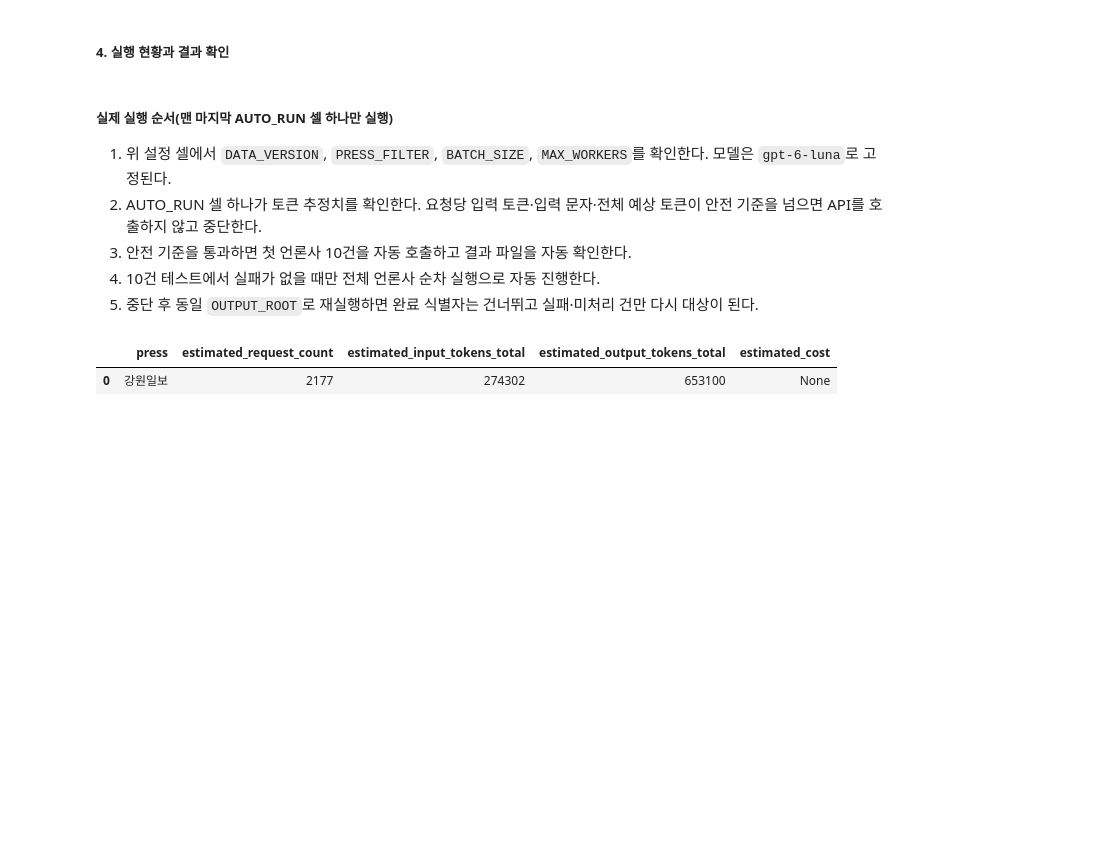
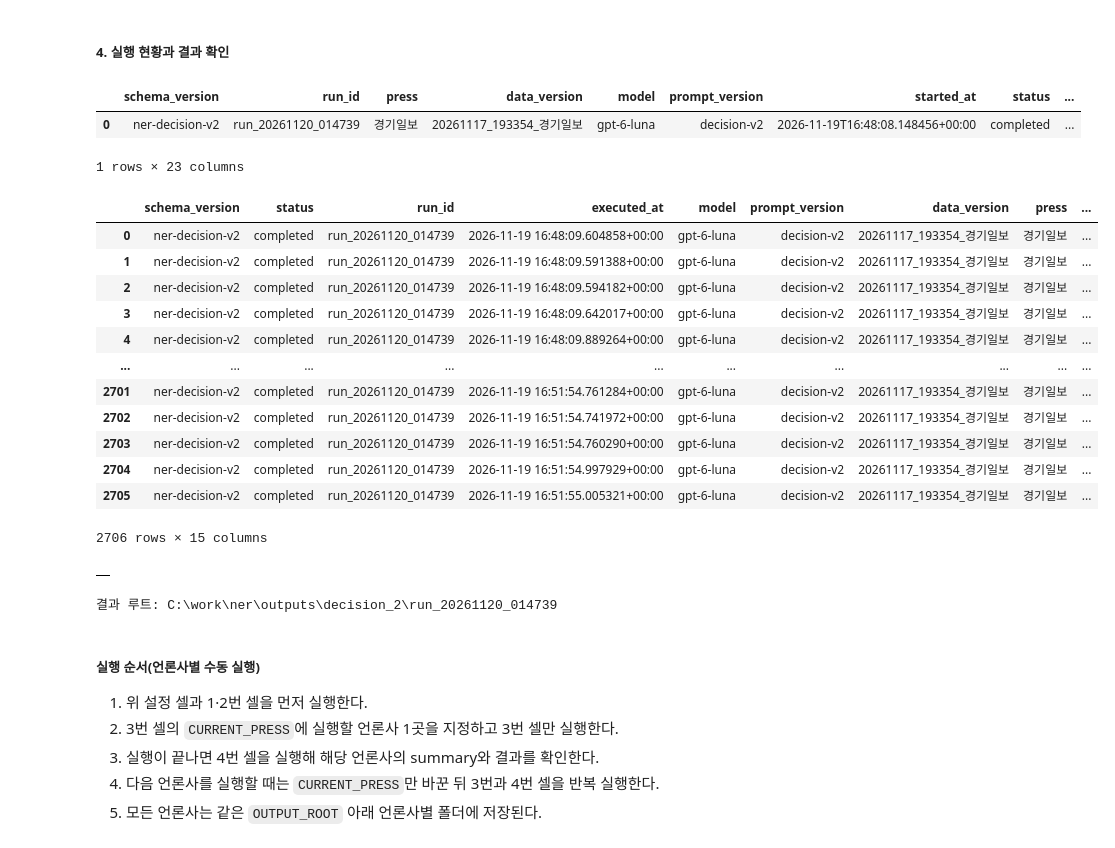
Before and after one commit to sosodoit/ner, a Jupyter notebook: run_decision_2.ipynb, the cells around one changed output. Cells and saved outputs as stored; diff of their text form; code cells hidden in the pictures; blank space fills up the shorter version.

```diff
--- a/run_decision_2.ipynb
+++ b/run_decision_2.ipynb
@@ -140,11 +157,38 @@ print('주의: 정확한 요청 수/사용 토큰은 각 press/summary.json에
 
 `MAX_WORKERS`만 한 언론사 내부에서 병렬 처리하고, 언론사 자체는 순차 처리한다. 배치가 끝날 때마다 `results.jsonl`, `failures.jsonl`, `summary.json`, `execution.log.jsonl`을 저장한다.
 # %%
+CURRENT_PRESS = '경기일보'  # 실행할 언론사를 1곳씩 지정
+
+def get_press_data_version(press):
+    with get_postgre_connect() as connection:
+        rows = connection.execute(
+            "SELECT DISTINCT data_version FROM ner_human_review "
+            "WHERE review_method = 'LLM검수' AND press = %s ORDER BY data_version DESC",
+            [press],
+        ).fetchall()
+    data_versions = [row[0] for row in rows]
+    if not data_versions:
+        raise ValueError(f'ner_human_review에 데이터가 없습니다: {press}')
+    if DATA_VERSION and DATA_VERSION not in data_versions:
+        raise ValueError(f'{press}에 DATA_VERSION이 없습니다: {DATA_VERSION}')
+    if DATA_VERSION:
+        return DATA_VERSION
+    if len(data_versions) > 1:
+        raise ValueError(f'{press}에 여러 data_version이 있습니다: {data_versions}')
+    return data_versions[0]
+
+if not CURRENT_PRESS:
+    raise ValueError('CURRENT_PRESS에 실행할 언론사를 지정하세요.')
+if CURRENT_PRESS not in press_list:
+    raise ValueError(f'등록되지 않은 언론사입니다: {CURRENT_PRESS}')
+PRESS_DATA_VERSION = get_press_data_version(CURRENT_PRESS)
+print(f'실행 언론사: {CURRENT_PRESS} | data_version: {PRESS_DATA_VERSION}')
+
 if RUN_API:
     summaries = run_press_list(
-        press_list,
+        [CURRENT_PRESS],
         OUTPUT_ROOT,
-        data_version=DATA_VERSION,
+        data_version=PRESS_DATA_VERSION,
         model=MODEL,
         batch_size=BATCH_SIZE,
         max_workers=MAX_WORKERS,
@@ -163,31 +228,56 @@ else:
 # %%
 def load_summaries(output_root):
     paths = sorted(Path(output_root).glob('press/*/summary.json'))
     rows = []
     for path in paths:
         rows.append(__import__('json').loads(path.read_text(encoding='utf-8')).copy())
         rows[-1]['summary_path'] = str(path)
     return pd.DataFrame(rows)
 
 summary_frame = load_summaries(OUTPUT_ROOT)
+if CURRENT_PRESS:
+    summary_frame = summary_frame[summary_frame['press'] == CURRENT_PRESS]
 display(summary_frame)
+
+press_dir = Path(OUTPUT_ROOT) / 'press' / CURRENT_PRESS
+result_path = press_dir / 'results.jsonl'
+failure_path = press_dir / 'failures.jsonl'
+if result_path.exists():
+    result_frame = pd.read_json(result_path, lines=True)
+    display(result_frame)
+if failure_path.exists():
+    failure_frame = pd.read_json(failure_path, lines=True)
+    display(failure_frame)
 print('결과 루트:', OUTPUT_ROOT)
+# %% [output]
+|  | schema_version | run_id | press | data_version | model | prompt_version | started_at | status | ... |
+| 0 | ner-decision-v2 | run_20261120_014739 | 경기일보 | 20261117_193354_경기일보 | gpt-6-luna | decision-v2 | 2026-11-19T16:48:08.148456+00:00 | completed | ... |
+1 rows × 23 columns
+|  | schema_version | status | run_id | executed_at | model | prompt_version | data_version | press | ... |
+| 0 | ner-decision-v2 | completed | run_20261120_014739 | 2026-11-19 16:48:09.604858+00:00 | gpt-6-luna | decision-v2 | 20261117_193354_경기일보 | 경기일보 | ... |
+| 1 | ner-decision-v2 | completed | run_20261120_014739 | 2026-11-19 16:48:09.591388+00:00 | gpt-6-luna | decision-v2 | 20261117_193354_경기일보 | 경기일보 | ... |
+| 2 | ner-decision-v2 | completed | run_20261120_014739 | 2026-11-19 16:48:09.594182+00:00 | gpt-6-luna | decision-v2 | 20261117_193354_경기일보 | 경기일보 | ... |
+| 3 | ner-decision-v2 | completed | run_20261120_014739 | 2026-11-19 16:48:09.642017+00:00 | gpt-6-luna | decision-v2 | 20261117_193354_경기일보 | 경기일보 | ... |
+| 4 | ner-decision-v2 | completed | run_20261120_014739 | 2026-11-19 16:48:09.889264+00:00 | gpt-6-luna | decision-v2 | 20261117_193354_경기일보 | 경기일보 | ... |
+| ... | ... | ... | ... | ... | ... | ... | ... | ... | ... |
+| 2701 | ner-decision-v2 | completed | run_20261120_014739 | 2026-11-19 16:51:54.761284+00:00 | gpt-6-luna | decision-v2 | 20261117_193354_경기일보 | 경기일보 | ... |
+| 2702 | ner-decision-v2 | completed | run_20261120_014739 | 2026-11-19 16:51:54.741972+00:00 | gpt-6-luna | decision-v2 | 20261117_193354_경기일보 | 경기일보 | ... |
+| 2703 | ner-decision-v2 | completed | run_20261120_014739 | 2026-11-19 16:51:54.760290+00:00 | gpt-6-luna | decision-v2 | 20261117_193354_경기일보 | 경기일보 | ... |
+| 2704 | ner-decision-v2 | completed | run_20261120_014739 | 2026-11-19 16:51:54.997929+00:00 | gpt-6-luna | decision-v2 | 20261117_193354_경기일보 | 경기일보 | ... |
+| 2705 | ner-decision-v2 | completed | run_20261120_014739 | 2026-11-19 16:51:55.005321+00:00 | gpt-6-luna | decision-v2 | 20261117_193354_경기일보 | 경기일보 | ... |
+2706 rows × 15 columns
+|  |
+결과 루트: C:\work\ner\outputs\decision_2\run_20261120_014739
 # %%
 # 재개 실행 예시: 같은 OUTPUT_ROOT를 사용하면 completed 식별자를 건너뛴다.
 # 실패 건은 failures.jsonl을 확인한 뒤 필요하면 같은 press만 다시 실행한다.
 # run_press('강원일보', OUTPUT_ROOT, data_version=DATA_VERSION, model=MODEL,
 #           batch_size=BATCH_SIZE, max_workers=MAX_WORKERS, max_retries=MAX_RETRIES)
 # %% [markdown]
-##### 실제 실행 순서(맨 마지막 AUTO_RUN 셀 하나만 실행)
+##### 실행 순서(언론사별 수동 실행)
 
-1. 위 설정 셀에서 `DATA_VERSION`, `PRESS_FILTER`, `BATCH_SIZE`, `MAX_WORKERS`를 확인한다. 모델은 `gpt-6-luna`로 고정된다.
-2. AUTO_RUN 셀 하나가 토큰 추정치를 확인한다. 요청당 입력 토큰·입력 문자·전체 예상 토큰이 안전 기준을 넘으면 API를 호출하지 않고 중단한다.
-3. 안전 기준을 통과하면 첫 언론사 10건을 자동 호출하고 결과 파일을 자동 확인한다.
-4. 10건 테스트에서 실패가 없을 때만 전체 언론사 순차 실행으로 자동 진행한다.
-5. 중단 후 동일 `OUTPUT_ROOT`로 재실행하면 완료 식별자는 건너뛰고 실패·미처리 건만 다시 대상이 된다.
+1. 위 설정 셀과 1·2번 셀을 먼저 실행한다.
+2. 3번 셀의 `CURRENT_PRESS`에 실행할 언론사 1곳을 지정하고 3번 셀만 실행한다.
+3. 실행이 끝나면 4번 셀을 실행해 해당 언론사의 summary와 결과를 확인한다.
+4. 다음 언론사를 실행할 때는 `CURRENT_PRESS`만 바꾼 뒤 3번과 4번 셀을 반복 실행한다.
+5. 모든 언론사는 같은 `OUTPUT_ROOT` 아래 언론사별 폴더에 저장된다.
-# %%
-# 순서 2: 토큰/요청 수 확인(Decision API 미호출)
-display(usage_frame[['press', 'estimated_request_count', 'estimated_input_tokens_total', 'estimated_output_tokens_total', 'estimated_cost']])
-# %% [output]
-|  | press | estimated_request_count | estimated_input_tokens_total | estimated_output_tokens_total | estimated_cost |
-| 0 | 강원일보 | 2177 | 274302 | 653100 | None |
```
Also changed, not shown: parts of 11 cells of this notebook, 1 other file.
